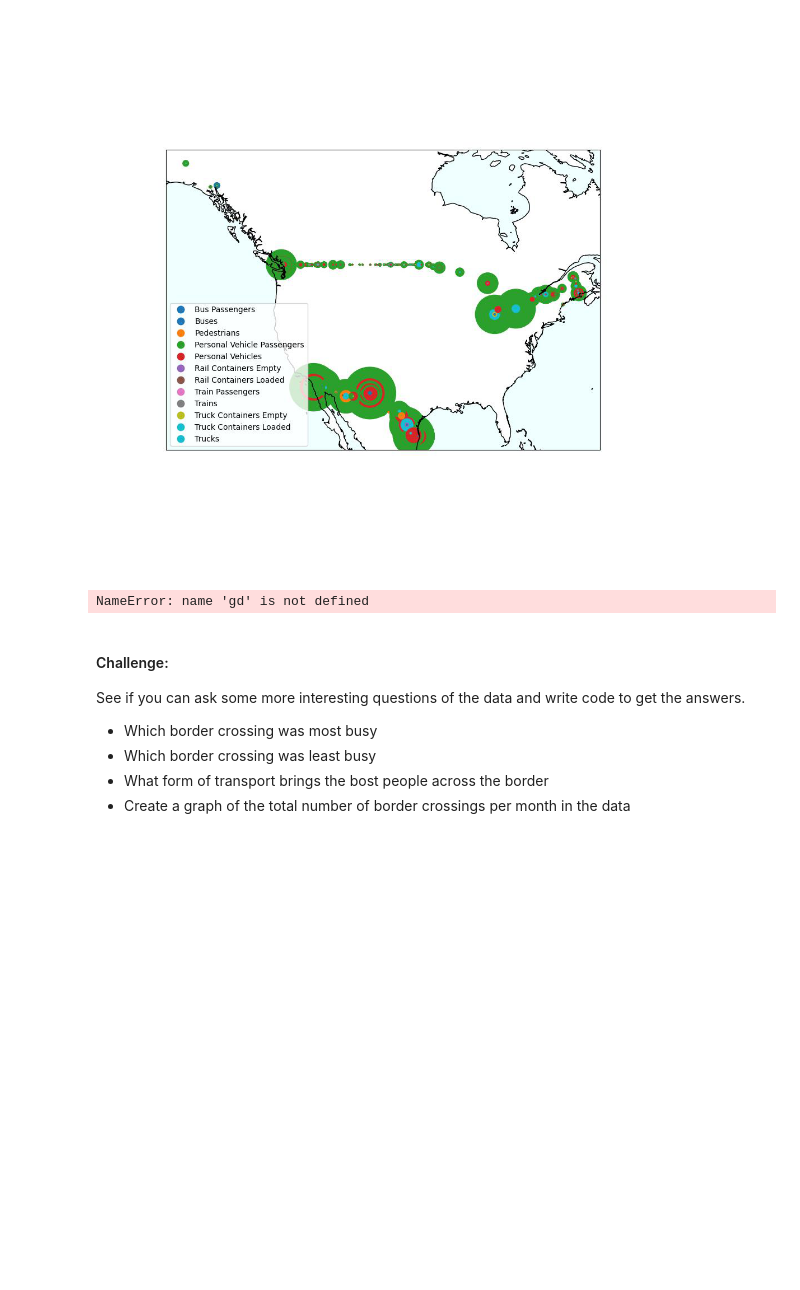
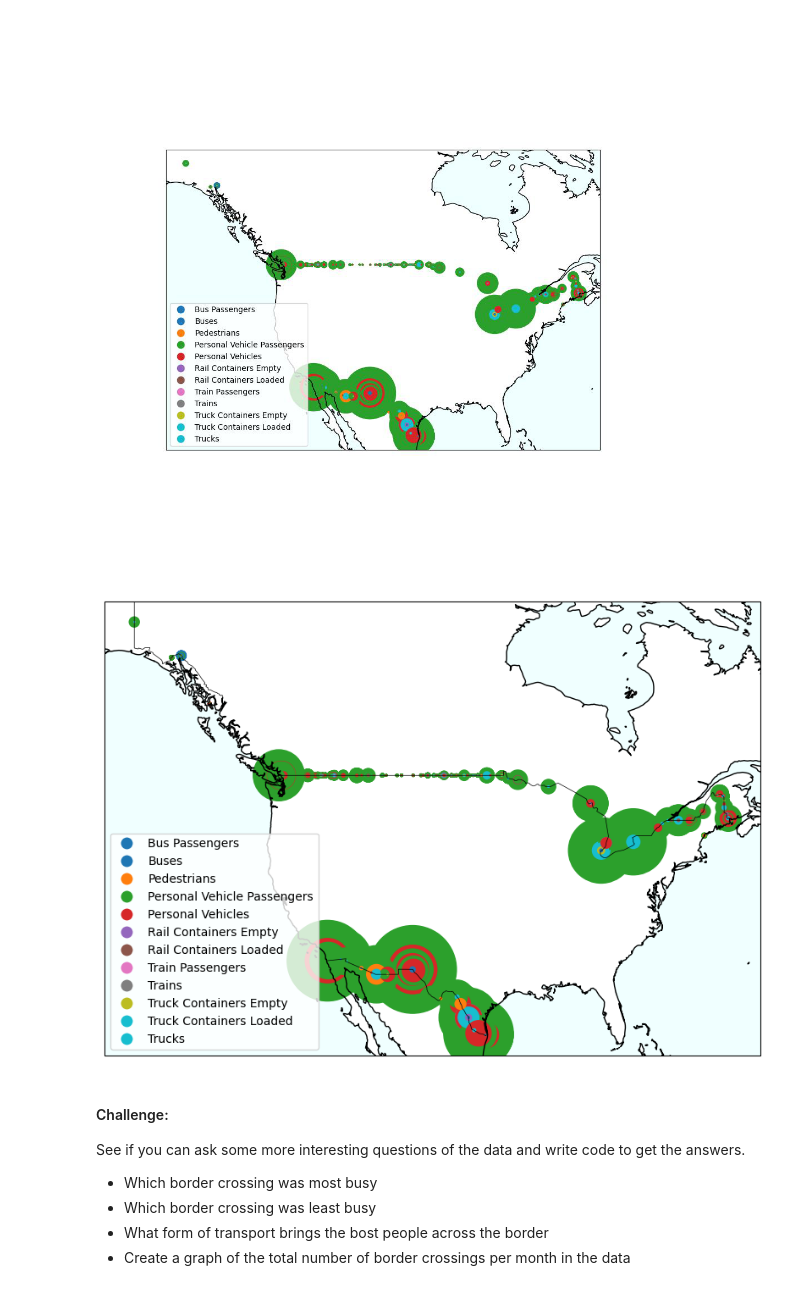
Before and after one commit to roryhuck/PythonProgramming, a Jupyter notebook: Day20/HwPractice20.ipynb, the cells around one changed output. Saved outputs shown, nothing was run; the diff lists cells and outputs as text; code cells hidden in the pictures; blank space fills up the shorter version.

```diff
--- a/Day20/HwPractice20.ipynb
+++ b/Day20/HwPractice20.ipynb
@@ -264,16 +264,19 @@ zsh:1: command not found: wget
 [figure]
 # %%
 # Your code here
-gdf = gd.datasets.load_dataset("naturalearth_lowres")
-
-fig, ax = plt.subplots(figsize=(10,10))
-gdf.plot(ax=ax, color="lightgreen", edgecolor="black")
-gdf.boundary.plot(ax=ax, color="gray", linewidth=1)
-ax.set_title("Styled Map like BorderFig.jpg", fontsize=16)
-ax.set_axis_off()
+#ax.add_feature(cartopy.feature.BORDERS, color="black", linewidth=0.5)
+fig = plt.figure(figsize=(10, 10))
+ax = plt.axes(projection=ccrs.PlateCarree())
+gDF.plot(ax=ax,
+    column='Measure',
+    markersize=gDF['Value']/800,
+    legend=True)
+ax.coastlines()
+ax.add_feature(cartopy.feature.BORDERS, color="black", linewidth=0.5)
+ax.add_feature(cartopy.feature.OCEAN, color="azure")
 plt.show()
 # %% [output]
-NameError: name 'gd' is not defined
+[figure, added]
 # %% [markdown]
 #### Challenge:
 
```
Also changed, not shown: parts of 3 cells of this notebook, 1 other file.
